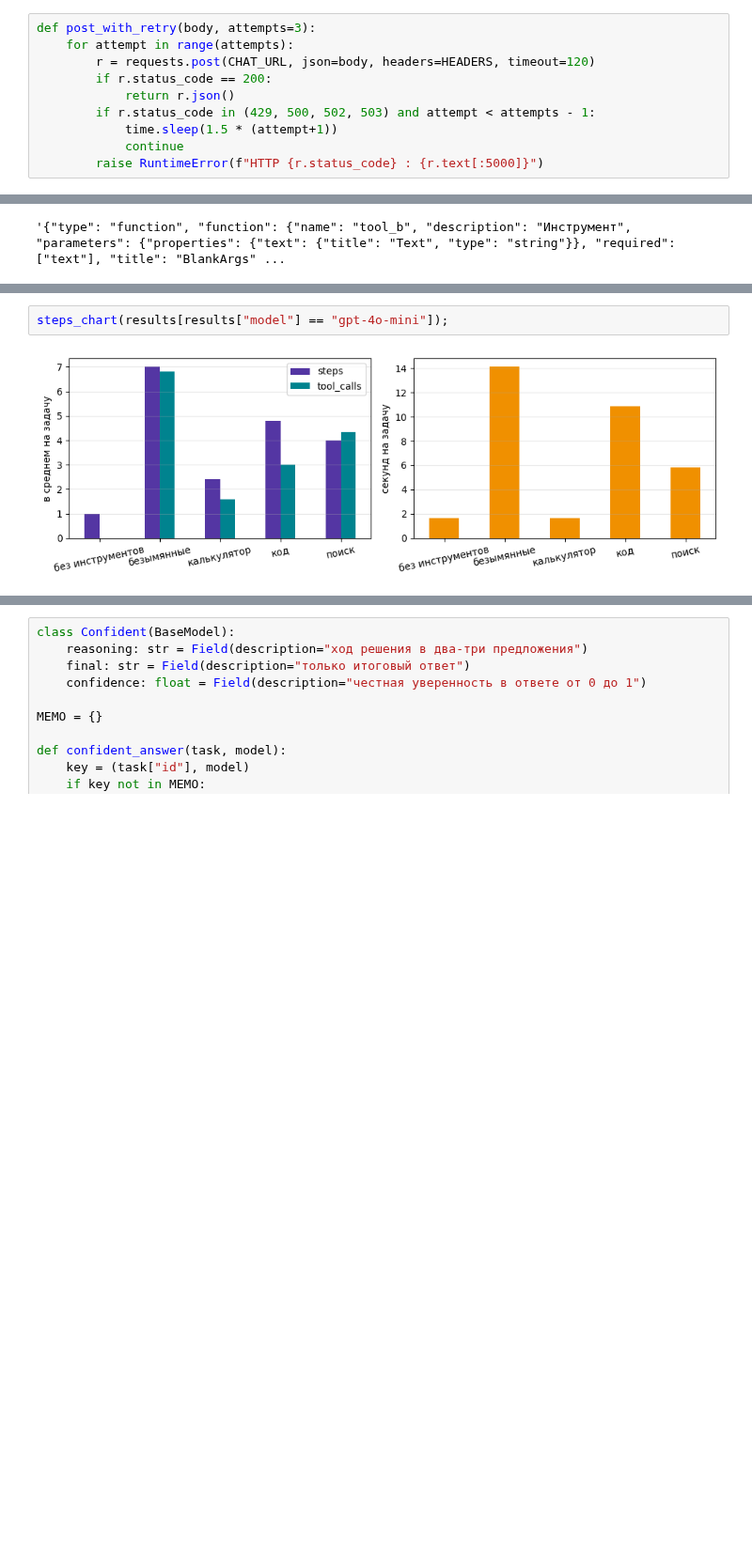
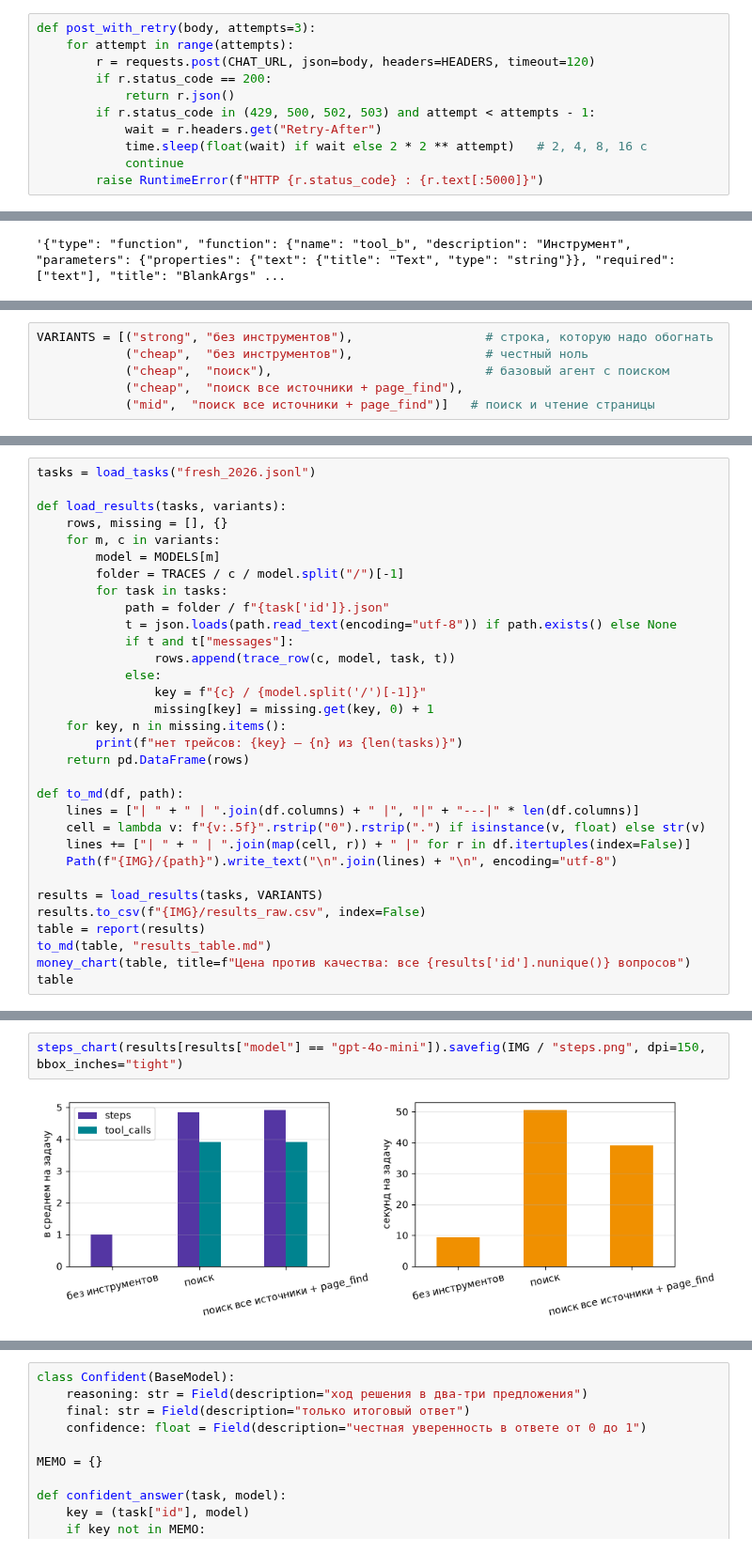
Before and after one commit to NorthMarshmallo/AI_Agent_events, a Jupyter notebook: ai-agent-01.ipynb, the cells around one changed output, grey strips where cells are left out. Shown at 94% size. Saved outputs shown, nothing was run; the diff lists cells and outputs as text; blank space fills up the shorter version.

```diff
--- a/ai-agent-01.ipynb
+++ b/ai-agent-01.ipynb
@@ -97,6 +86,7 @@ def post_with_retry(body, attempts=3):
         if r.status_code == 200:
             return r.json()
         if r.status_code in (429, 500, 502, 503) and attempt < attempts - 1:
-            time.sleep(1.5 * (attempt+1))
+            wait = r.headers.get("Retry-After")
+            time.sleep(float(wait) if wait else 2 * 2 ** attempt)   # 2, 4, 8, 16 c
             continue
         raise RuntimeError(f"HTTP {r.status_code} : {r.text[:5000]}")
@@ -679 +901,7 @@ CONFIGS = {"без инструментов": [], "калькулятор": ["ca
+# %%
+VARIANTS = [("strong", "без инструментов"),                  # строка, которую надо обогнать
+            ("cheap",  "без инструментов"),                  # честный ноль
+            ("cheap",  "поиск"),                             # базовый агент с поиском
+            ("cheap",  "поиск все источники + page_find"),
+            ("mid",  "поиск все источники + page_find")]   # поиск и чтение страницы
 # %%
@@ -719,0 +911,32 @@ money_chart(table);
+# %%
+tasks = load_tasks("fresh_2026.jsonl")
+
+def load_results(tasks, variants):
+    rows, missing = [], {}
+    for m, c in variants:
+        model = MODELS[m]
+        folder = TRACES / c / model.split("/")[-1]
+        for task in tasks:
+            path = folder / f"{task['id']}.json"
+            t = json.loads(path.read_text(encoding="utf-8")) if path.exists() else None
+            if t and t["messages"]:
+                rows.append(trace_row(c, model, task, t))
+            else:
+                key = f"{c} / {model.split('/')[-1]}"
+                missing[key] = missing.get(key, 0) + 1
+    for key, n in missing.items():
+        print(f"нет трейсов: {key} — {n} из {len(tasks)}")
+    return pd.DataFrame(rows)
+
+def to_md(df, path):
+    lines = ["| " + " | ".join(df.columns) + " |", "|" + "---|" * len(df.columns)]
+    cell = lambda v: f"{v:.5f}".rstrip("0").rstrip(".") if isinstance(v, float) else str(v)
+    lines += ["| " + " | ".join(map(cell, r)) + " |" for r in df.itertuples(index=False)]
+    Path(f"{IMG}/{path}").write_text("\n".join(lines) + "\n", encoding="utf-8")
+
+results = load_results(tasks, VARIANTS)
+results.to_csv(f"{IMG}/results_raw.csv", index=False)
+table = report(results)
+to_md(table, "results_table.md")
+money_chart(table, title=f"Цена против качества: все {results['id'].nunique()} вопросов")
+table
@@ -720,5 +1053,5 @@ money_chart(table);
 # %%
-steps_chart(results[results["model"] == "gpt-4o-mini"]);
+steps_chart(results[results["model"] == "gpt-4o-mini"]).savefig(IMG / "steps.png", dpi=150, bbox_inches="tight")
 # %% [output]
-[figure, old version]
+[figure, new version]
 # %%
```
Also changed, not shown: parts of 95 cells of this notebook.
